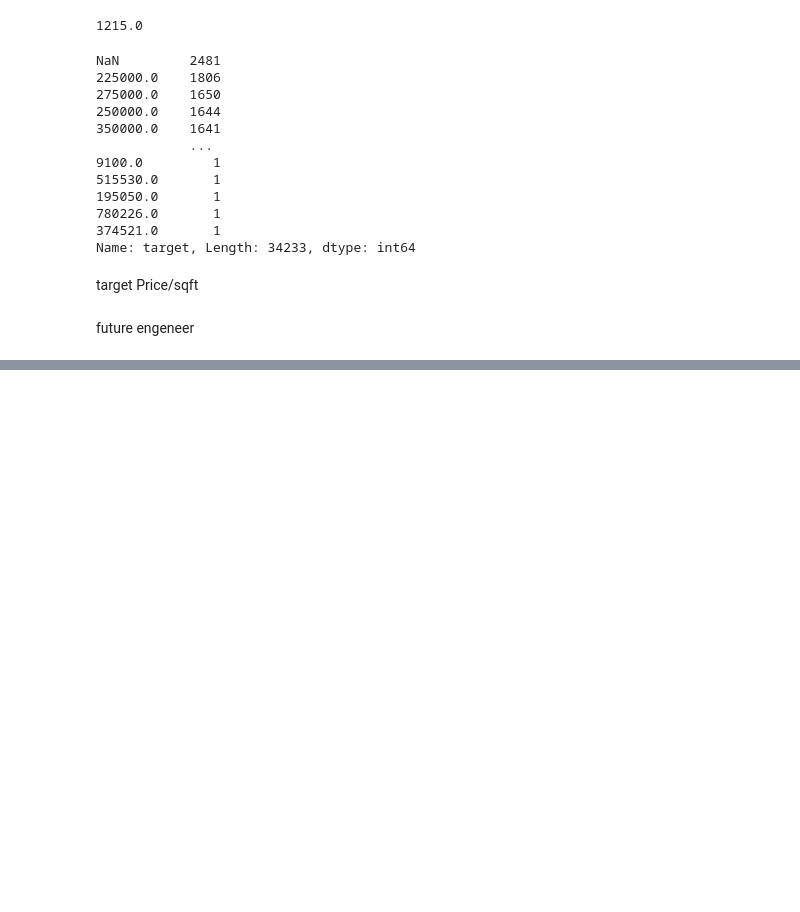
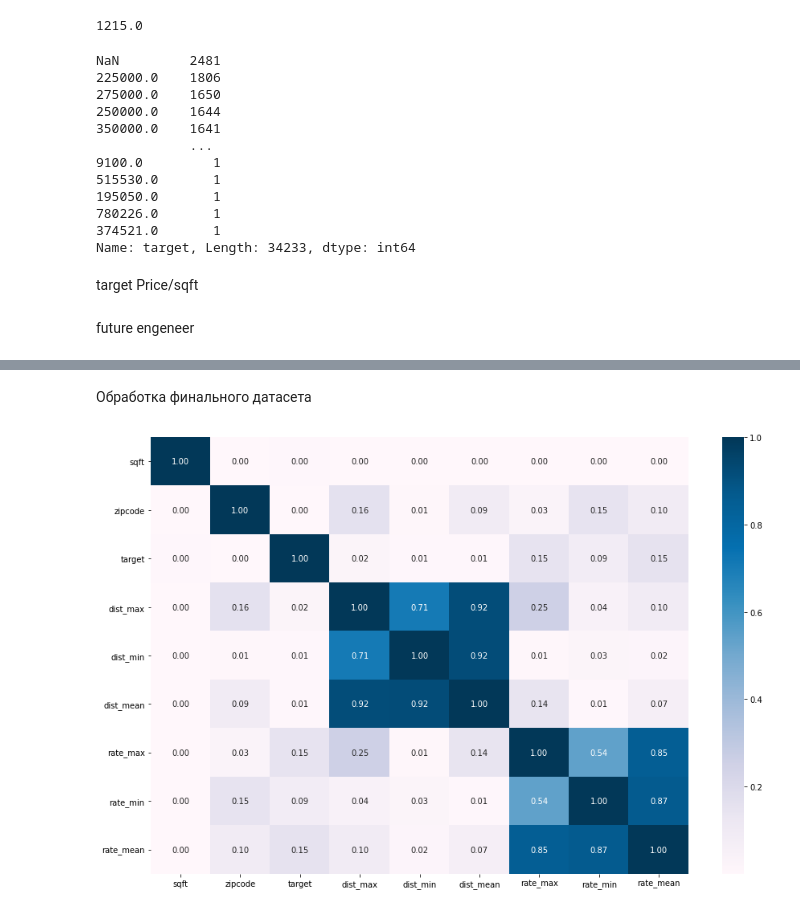
Before and after one commit to TimeryaevaM/new_rep, a Jupyter notebook: diplom_3v.ipynb, the cells around one changed output, grey strips where cells are left out. Saved outputs shown, nothing was run; the diff lists cells and outputs as text; code cells hidden in the pictures; blank space fills up the shorter version.

```diff
--- a/diplom_3v.ipynb
+++ b/diplom_3v.ipynb
@@ -1015,0 +1112,3 @@ memory usage: 48.9+ MB
+# %%
+df_train = df_train.dropna(axis=0)
+df_train.info()
@@ -1015,0 +1214,12 @@ memory usage: 48.9+ MB
+# %% [markdown]
+Обработка финального датасета
+# %%
+# Рассмотрим матрицу корреляции для начального удаления сильно скоррелированных признаков
+
+plt.figure(figsize=(15,10))
+
+sns.heatmap(df_train.corr().abs(), annot=True, fmt='.2f', cmap='PuBu')
+plt.yticks(rotation=0)
+plt.show()
+# %% [output]
+[figure, added]
```
Also changed, not shown: parts of 59 cells of this notebook.
